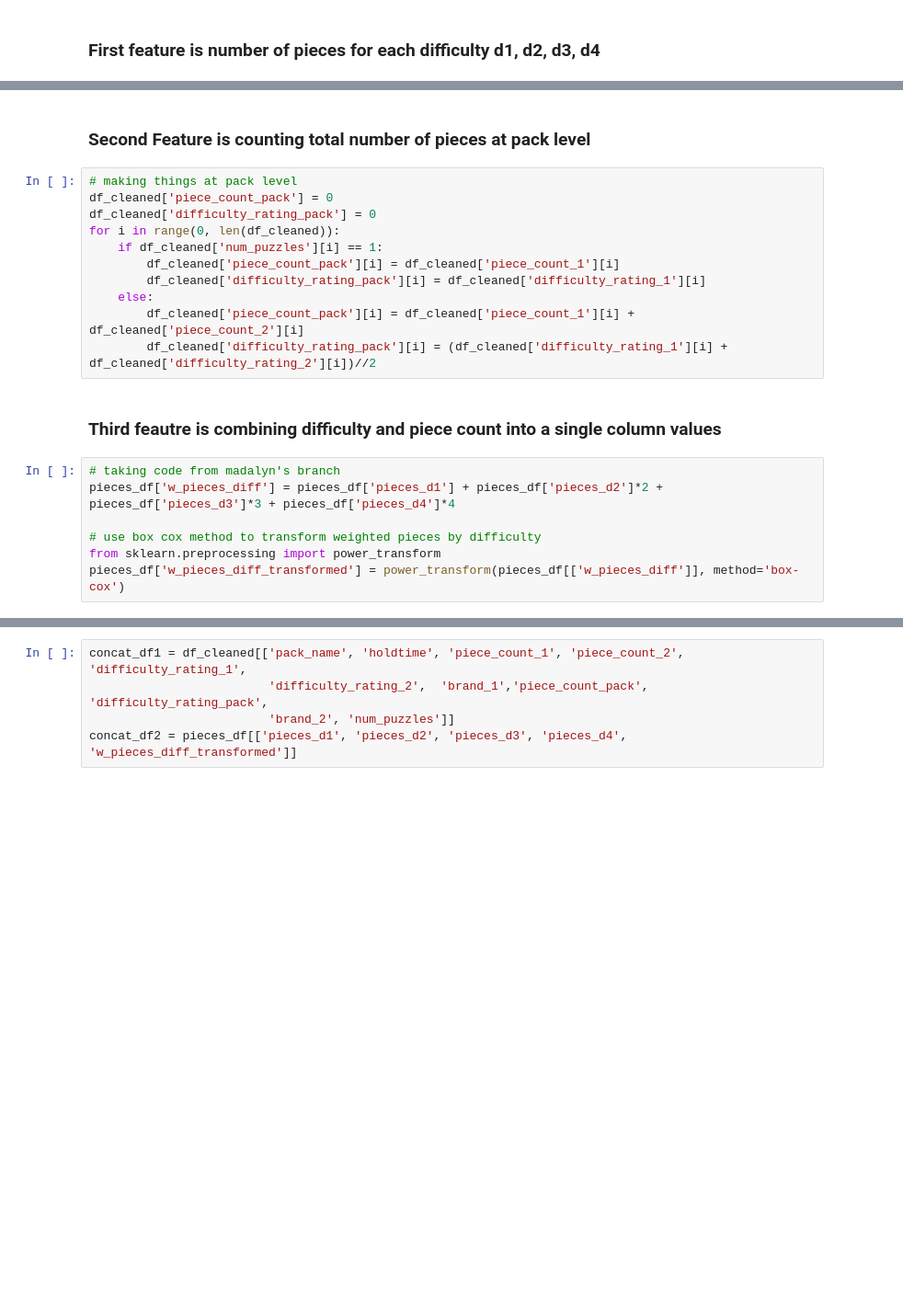
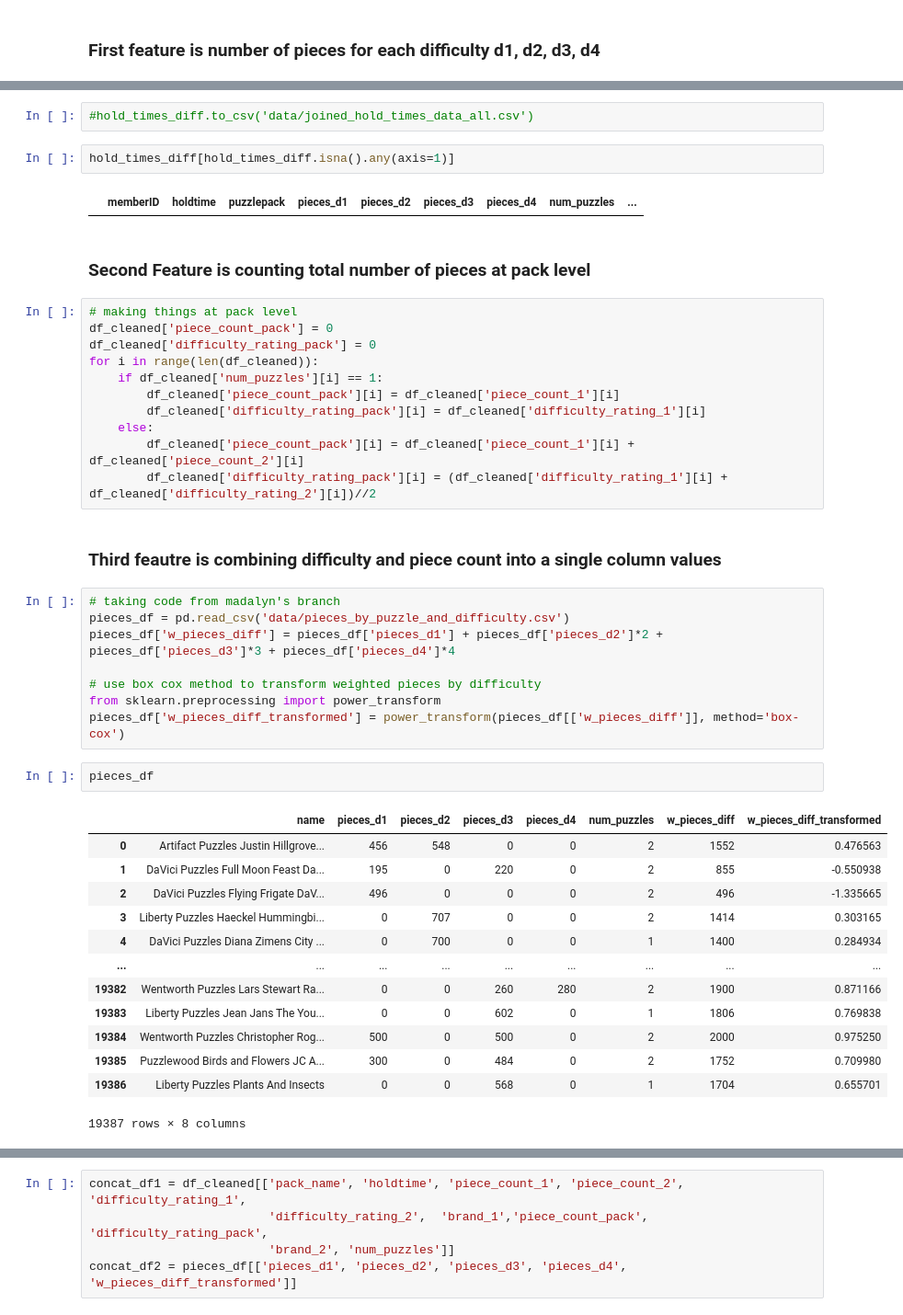
Before and after one commit to puzzle-scheduling/puzzle-scheduling, a Jupyter notebook: Notebook3-FeatureEngineering.ipynb, the cells around one changed output, grey strips where cells are left out. Shown: that part at 92% size. Saved outputs shown, nothing was run; the diff lists cells and outputs as text; blank space fills up the shorter version.

```diff
--- a/Notebook3-FeatureEngineering.ipynb
+++ b/Notebook3-FeatureEngineering.ipynb
@@ -55,10 +140,16 @@ pieces_df.head()
+# %%
+#hold_times_diff.to_csv('data/joined_hold_times_data_all.csv')
+# %%
+hold_times_diff[hold_times_diff.isna().any(axis=1)]
+# %% [output]
+|  | memberID | holdtime | puzzlepack | pieces_d1 | pieces_d2 | pieces_d3 | pieces_d4 | num_puzzles | ... |
 # %% [markdown]
 ### Second Feature is counting total number of pieces at pack level
 # %%
 # making things at pack level
 df_cleaned['piece_count_pack'] = 0
 df_cleaned['difficulty_rating_pack'] = 0
-for i in range(0, len(df_cleaned)):
+for i in range(len(df_cleaned)):
     if df_cleaned['num_puzzles'][i] == 1:
         df_cleaned['piece_count_pack'][i] = df_cleaned['piece_count_1'][i]
         df_cleaned['difficulty_rating_pack'][i] = df_cleaned['difficulty_rating_1'][i]
@@ -69,11 +160,28 @@ for i in range(0, len(df_cleaned)):
 ### Third feautre is combining difficulty and piece count into a single column values
 # %%
 # taking code from madalyn's branch
+pieces_df = pd.read_csv('data/pieces_by_puzzle_and_difficulty.csv')
 pieces_df['w_pieces_diff'] = pieces_df['pieces_d1'] + pieces_df['pieces_d2']*2 + pieces_df['pieces_d3']*3 + pieces_df['pieces_d4']*4
 
 # use box cox method to transform weighted pieces by difficulty
 from sklearn.preprocessing import power_transform
 pieces_df['w_pieces_diff_transformed'] = power_transform(pieces_df[['w_pieces_diff']], method='box-cox')
+# %%
+pieces_df
+# %% [output]
+|  | name | pieces_d1 | pieces_d2 | pieces_d3 | pieces_d4 | num_puzzles | w_pieces_diff | w_pieces_diff_transformed |
+| 0 | Artifact Puzzles Justin Hillgrove... | 456 | 548 | 0 | 0 | 2 | 1552 | 0.476563 |
+| 1 | DaVici Puzzles Full Moon Feast Da... | 195 | 0 | 220 | 0 | 2 | 855 | -0.550938 |
+| 2 | DaVici Puzzles Flying Frigate DaV... | 496 | 0 | 0 | 0 | 2 | 496 | -1.335665 |
+| 3 | Liberty Puzzles Haeckel Hummingbi... | 0 | 707 | 0 | 0 | 2 | 1414 | 0.303165 |
+| 4 | DaVici Puzzles Diana Zimens City ... | 0 | 700 | 0 | 0 | 1 | 1400 | 0.284934 |
+| ... | ... | ... | ... | ... | ... | ... | ... | ... |
+| 19382 | Wentworth Puzzles Lars Stewart Ra... | 0 | 0 | 260 | 280 | 2 | 1900 | 0.871166 |
+| 19383 | Liberty Puzzles Jean Jans The You... | 0 | 0 | 602 | 0 | 1 | 1806 | 0.769838 |
+| 19384 | Wentworth Puzzles Christopher Rog... | 500 | 0 | 500 | 0 | 2 | 2000 | 0.975250 |
+| 19385 | Puzzlewood Birds and Flowers JC A... | 300 | 0 | 484 | 0 | 2 | 1752 | 0.709980 |
+| 19386 | Liberty Puzzles Plants And Insects | 0 | 0 | 568 | 0 | 1 | 1704 | 0.655701 |
+19387 rows × 8 columns
 # %%
 # creat list of bin names and label names
 # I just picked an arbitrary number of 20 bins, to group the piece difficulty by, this can be improved on
```
Also changed, not shown: parts of 13 cells of this notebook, 8 other files.
